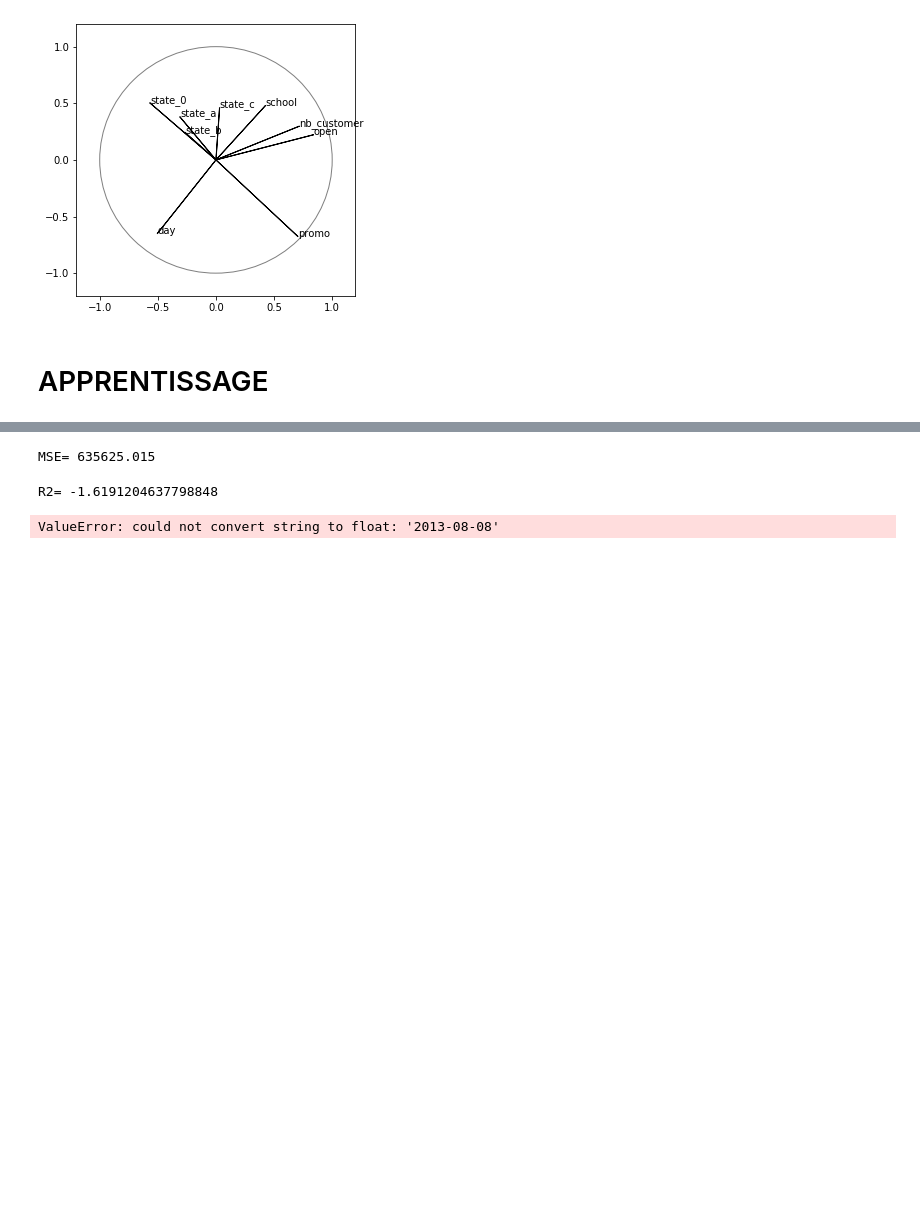
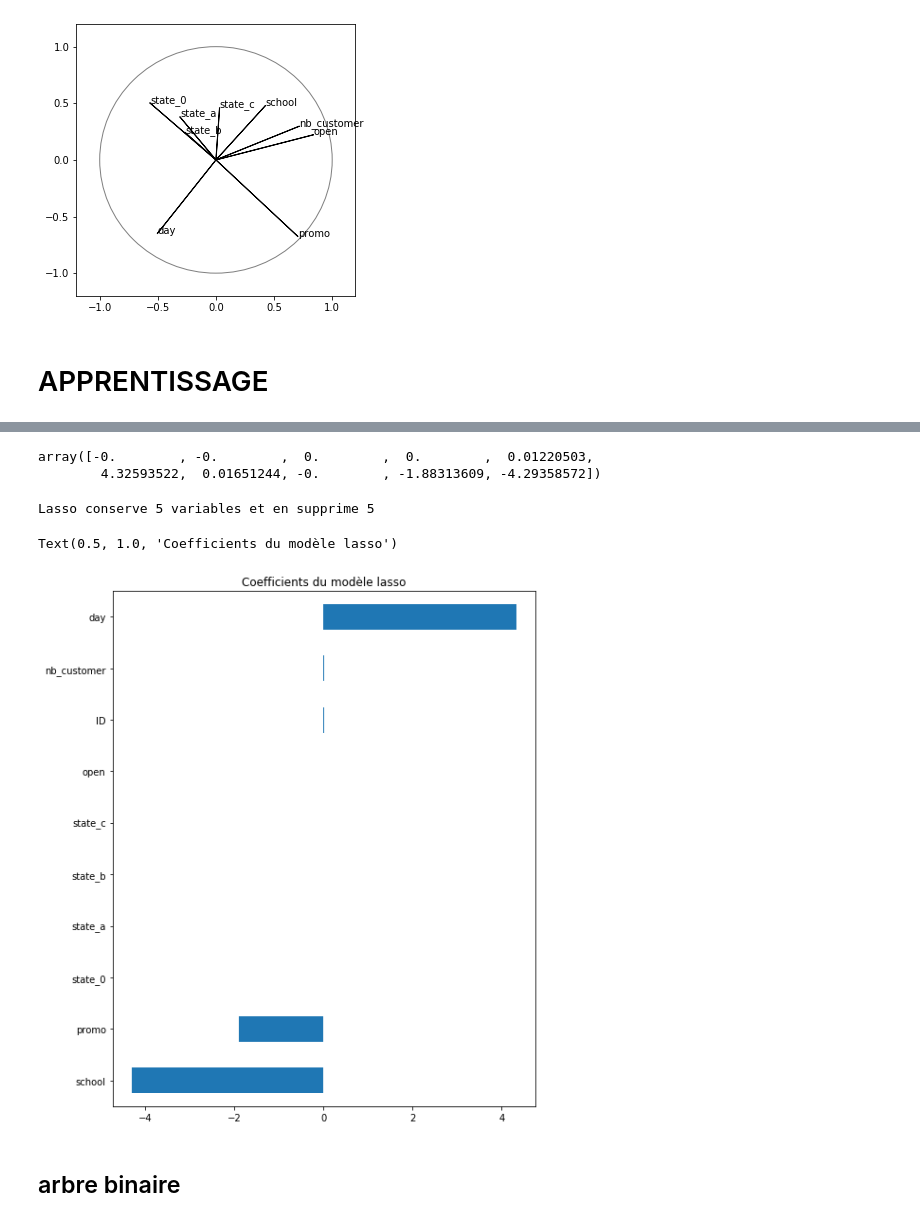
Before and after one commit to gleprince/kaggle-store-optimisation, a Jupyter notebook: guilhem.ipynb, the cells around one changed output, grey strips where cells are left out. Drawn from its saved outputs; the diff is of its cells as text; code cells hidden in the pictures; blank space fills up the shorter version.

Commit message:
mise à jour guilhem.ipynb  avec apprentissage regression

```diff
--- a/guilhem.ipynb
+++ b/guilhem.ipynb
@@ -169,0 +193,4 @@ plt.show()
+# %%
+#RESHAPE pour bien spécifier nombre de ligne et de colonnes
+Xr_train=Xr_train.reshape((len(data_train)-size_test,10))
+Xr_test=Xr_test.reshape((size_test,10))
@@ -169,0 +199,6 @@ plt.show()
+# %%
+from sklearn import linear_model
+regLasso = linear_model.Lasso()
+regLasso.fit(Xr_train,Yr_train)
+prev=regLasso.predict(Xr_test)
+print("MSE=",mean_squared_error(Yr_test,prev))
@@ -189,25 +212,22 @@ plt.show()
-# %%
-# Erreur quadratique moyenne
-from sklearn.metrics import mean_squared_error
-print("MSE=",mean_squared_error(X_test["day"],Yr_test))
-# %% [output]
-MSE= 635625.015
-# %%
-# Le coefficient de détermination
-# peut être négatif en prévision avec un mauvais modèle,
-# est nul si la prévision est constante égale à la moyennne
-from sklearn.metrics import r2_score
-print("R2=",r2_score(Yr_test,X_test["day"]))
-# %% [output]
-R2= -1.6191204637798848
-# %%
-from sklearn.model_selection import GridSearchCV
-from sklearn.tree import DecisionTreeClassifier
-# Optimisation de la profondeur de l'arbre
-param=[{"max_depth":list(range(2,10))}]
-tree= GridSearchCV(DecisionTreeClassifier(),param,cv=10,n_jobs=-1)
-treeOpt=tree.fit(X_train, Yr_train)
-# paramètre optimal
-print("Meilleur score = %f, Meilleur paramètre = %s" % (1. - treeOpt.best_score_,treeOpt.best_params_))
-# %% [output]
-ValueError: could not convert string to float: '2013-08-08'
+# %%
+model_lasso=regLasso.fit(X_train,Yr_train)
+model_lasso.coef_
+# %% [output]
+array([-0.        , -0.        ,  0.        ,  0.        ,  0.01220503,
+        4.32593522,  0.01651244, -0.        , -1.88313609, -4.29358572])
+# %%
+coef = pd.Series(model_lasso.coef_, index = data_train.columns)
+print("Lasso conserve " + str(sum(coef != 0)) +
+      " variables et en supprime " +  str(sum(coef == 0)))
+# %% [output]
+Lasso conserve 5 variables et en supprime 5
+# %%
+imp_coef = coef.sort_values()
+plt.rcParams['figure.figsize'] = (8.0, 10.0)
+imp_coef.plot(kind = "barh")
+plt.title(u"Coefficients du modèle lasso")
+# %% [output]
+Text(0.5, 1.0, 'Coefficients du modèle lasso')
+[figure, added]
+# %% [markdown]
+## arbre binaire
```
Also changed, not shown: parts of 13 cells of this notebook.
